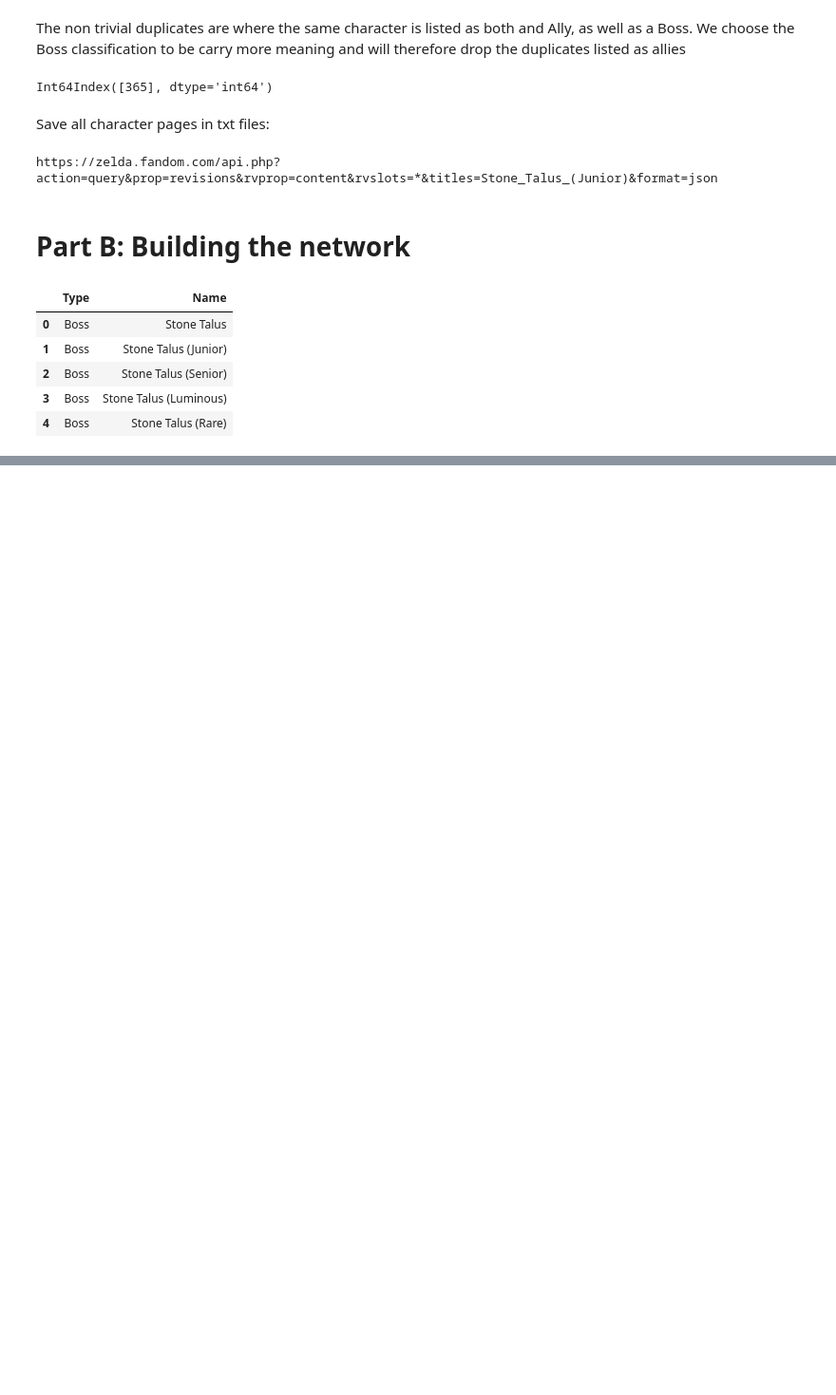
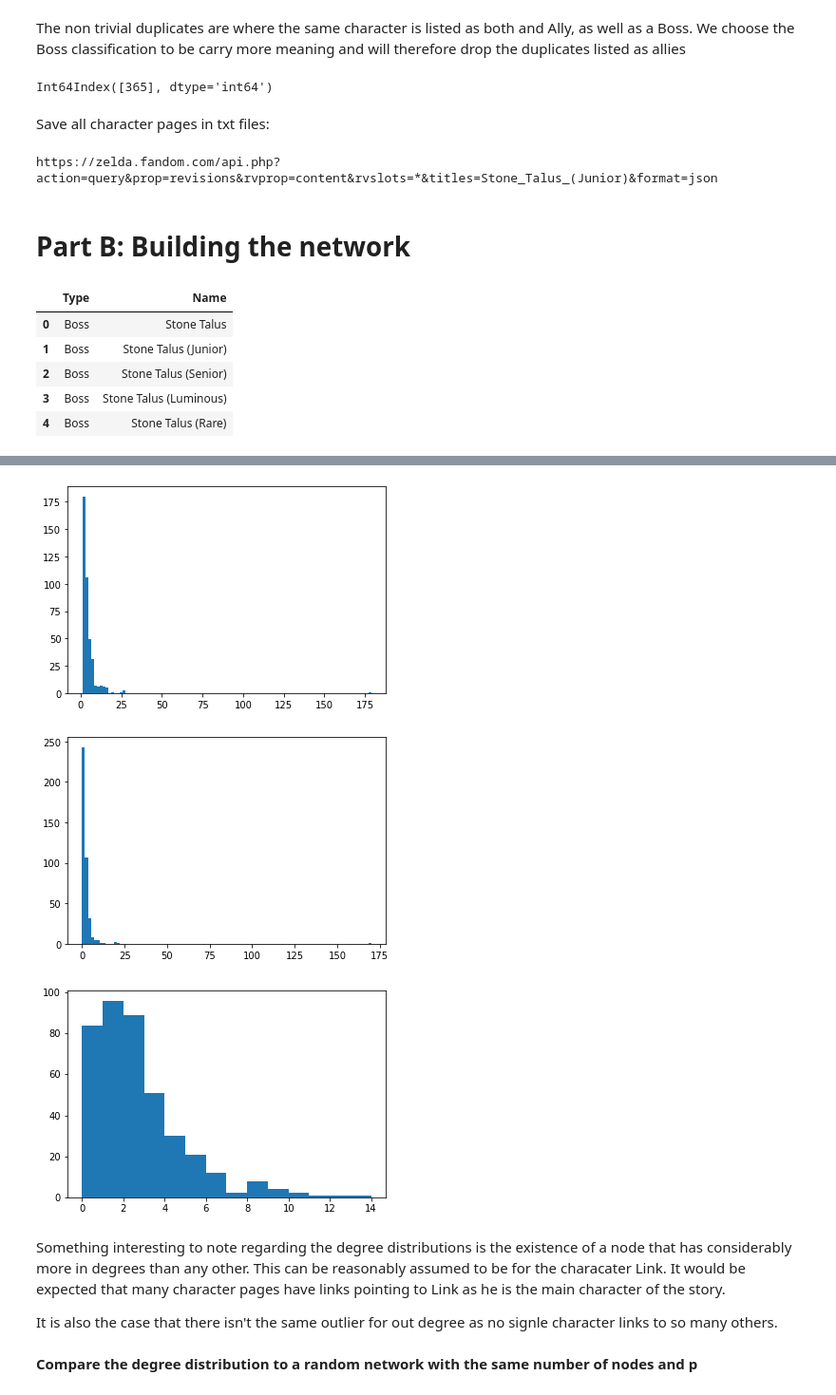
Before and after one commit to TheFoolishPupil/SocialGraphs2021, a Jupyter notebook: week4/week4.ipynb, the cells around one changed output, grey strips where cells are left out. Shown: that part at 95% size. Saved outputs shown, nothing was run; the diff lists cells and outputs as text; code cells hidden in the pictures; blank space fills up the shorter version.

```diff
--- a/week4/week4.ipynb
+++ b/week4/week4.ipynb
@@ -195,0 +239,24 @@ nx.draw(DG, node_size=40, edgecolors="black")
+# %%
+def plot_degree_dist(G, in_degree=None, out_degree=None, bins=100):
+    if in_degree:
+        degrees = [G.in_degree(n) for n in G.nodes()]
+    elif out_degree:
+        degrees = [G.out_degree(n) for n in G.nodes()]
+    else:
+        degrees = [G.degree(n) for n in G.nodes()]
+    plt.hist(degrees, bins)
+    plt.show()
+# %%
+plot_degree_dist(DG)
+plot_degree_dist(DG, in_degree=True)
+plot_degree_dist(DG, out_degree=True, bins=14)
+# %% [output]
+[figure, added]
+[figure, added]
+[figure, added]
+# %% [markdown]
+Something interesting to note regarding the degree distributions is the existence of a node that has considerably more in degrees than any other. This can be reasonably assumed to be for the characater Link. It would be expected that many character pages have links pointing to Link as he is the main character of the story.
+
+It is also the case that there isn't the same outlier for out degree as no signle character links to so many others.
+# %% [markdown]
+**Compare the degree distribution to a random network with the same number of nodes and p**
```
Also changed, not shown: parts of 11 cells of this notebook.
